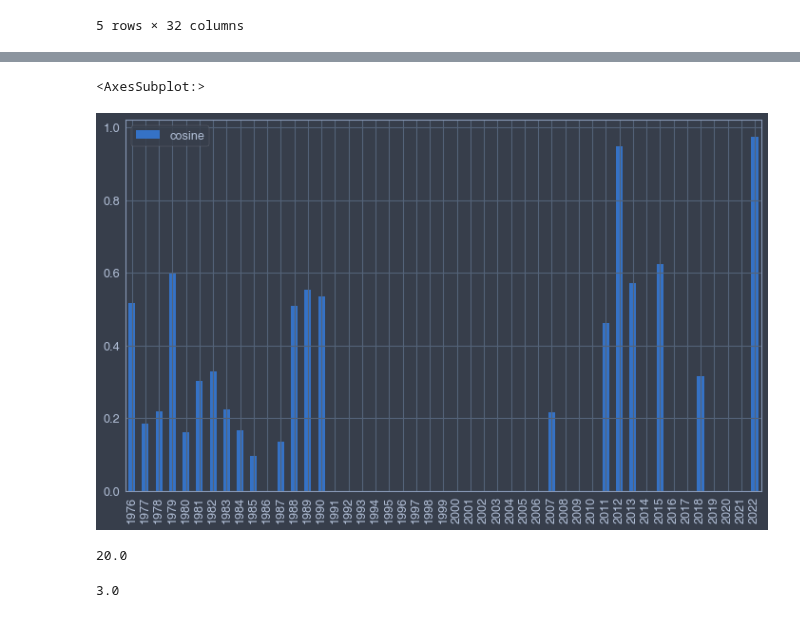
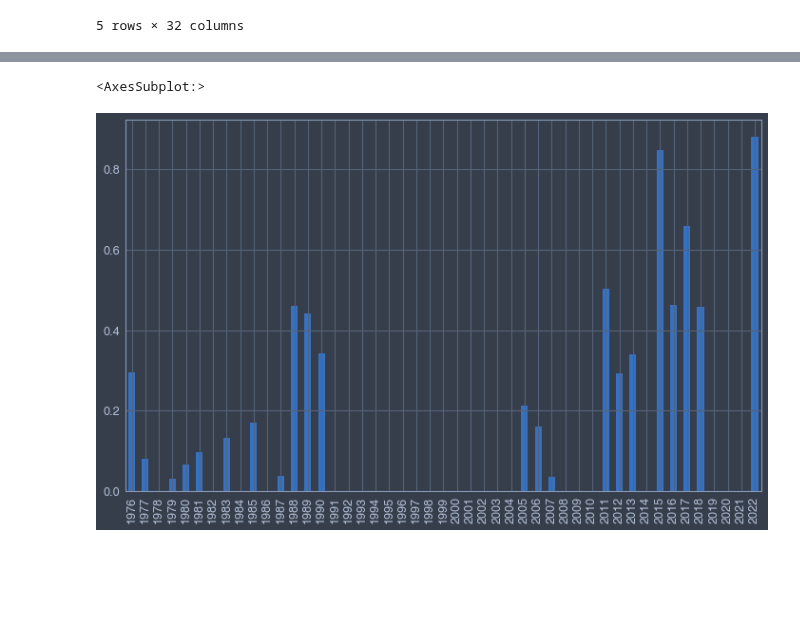
Before and after one commit to fadeeva/weird_projects, a Jupyter notebook: Serial_Killers/Outliers_in_Murder_Accountability_Project.ipynb, the cells around one changed output, grey strips where cells are left out. Drawn from its saved outputs; the diff is of its cells as text; code cells hidden in the pictures; blank space fills up the shorter version.

Commit message:
cosine similarity for circuminstance&weapons in method

```diff
--- a/Serial_Killers/Outliers_in_Murder_Accountability_Project.ipynb
+++ b/Serial_Killers/Outliers_in_Murder_Accountability_Project.ipynb
@@ -462,6 +397,0 @@ temp = pd.DataFrame(index=years_list, columns=circumstance_list, data=0)
-# %%
-pivot_w = pd.pivot_table(w.loc['Alabama', :, 'Blunt object - hammer, club, etc'],
-                         index='Year',
-                         columns=['Circumstance'],
-                         values='CNTYFIPS')
-pivot_w.fillna(0, inplace=True)
@@ -567,0 +446,3 @@ cosine_sim
+# %%
+cs = cosine_similarity_by_circumstance('Blunt object - hammer, club, etc')
+cs
@@ -568,13 +468,5 @@ cosine_sim
 # %%
-cosine_sim.plot(kind='bar')
+cs['California'].plot(kind='bar')
 # %% [output]
 <AxesSubplot:>
-[figure, old version]
+[figure, new version]
-# %%
-pivot_w.loc[1979].sum()
-# %% [output]
-20.0
-# %%
-pivot_uw.loc[1979].sum()
-# %% [output]
-3.0
```
Also changed, not shown: parts of 18 cells of this notebook.
